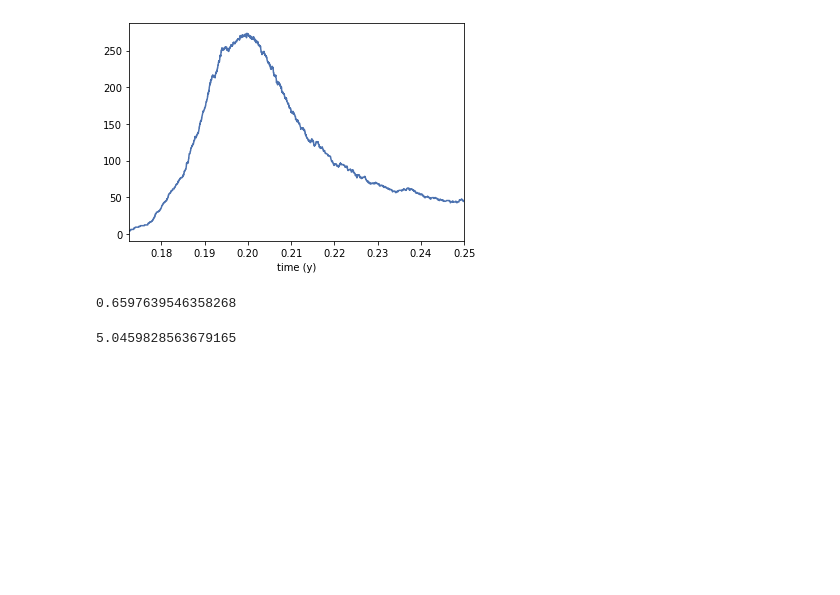
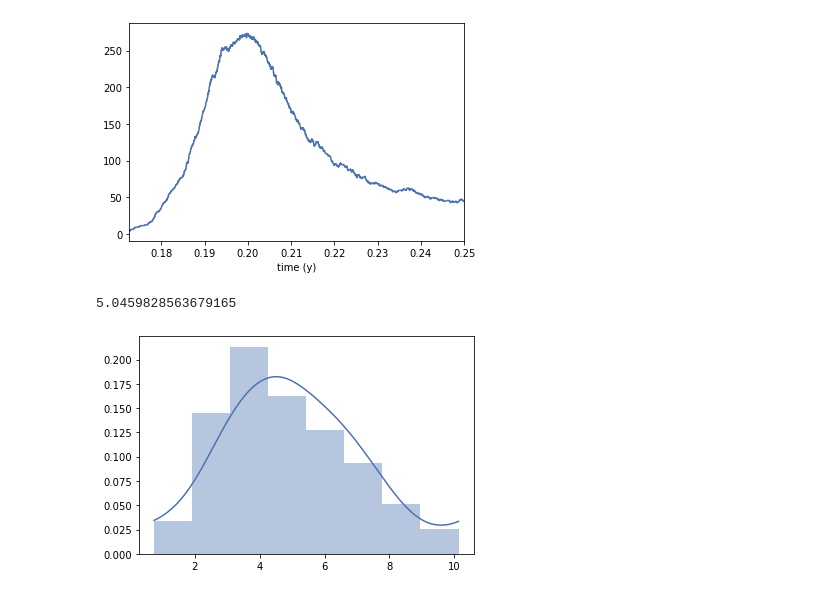
Before and after one commit to janmedlock/FMDV_immune_dynamics, a Jupyter notebook: run_one_tests.ipynb, the cells around one changed output. Drawn from its saved outputs; the diff is of its cells as text; code cells hidden in the pictures; blank space fills up the shorter version.

```diff
--- a/run_one_tests.ipynb
+++ b/run_one_tests.ipynb
@@ -29,11 +28,6 @@ ax = force_of_infection.plot()
 _ = ax.set_xlim(right=0.25)
 # %% [output]
 [figure]
-# %%
-# The force of infection used in finding the initial conditions.
-herd.initial_conditions.infection.find_hazard(p)
-# %% [output]
-0.6597639546358268
 # %%
 # The force of infection implied by the large-population limit of the initial conditions.
 ages = numpy.linspace(0, 20, 101)
@@ -46,11 +40,14 @@ p.transmission_rate * P['infectious'] + p.chronic_transmission_rate * P['chronic
 # %%
 # The force of infection from sample initial conditions.
 nsamples = 100
 force_of_infection = []
 for _ in range(nsamples):
     sample = RVs.initial_conditions.rvs()
     sample = {k: len(v) for (k, v) in sample.items()}
     force_of_infection.append(RVs.transmission_rate * sample['infectious']
                               + RVs.chronic_transmission_rate * sample['chronic'])
 
-_ = seaborn.distplot(force_of_infection, kde_kws=dict(cut=0))
+_ = seaborn.distplot(force_of_infection,
+                     kde_kws=dict(cut=0))
+# %% [output]
+[figure, added]
```
Also changed, not shown: parts of 1 cell of this notebook, 7 other files.
